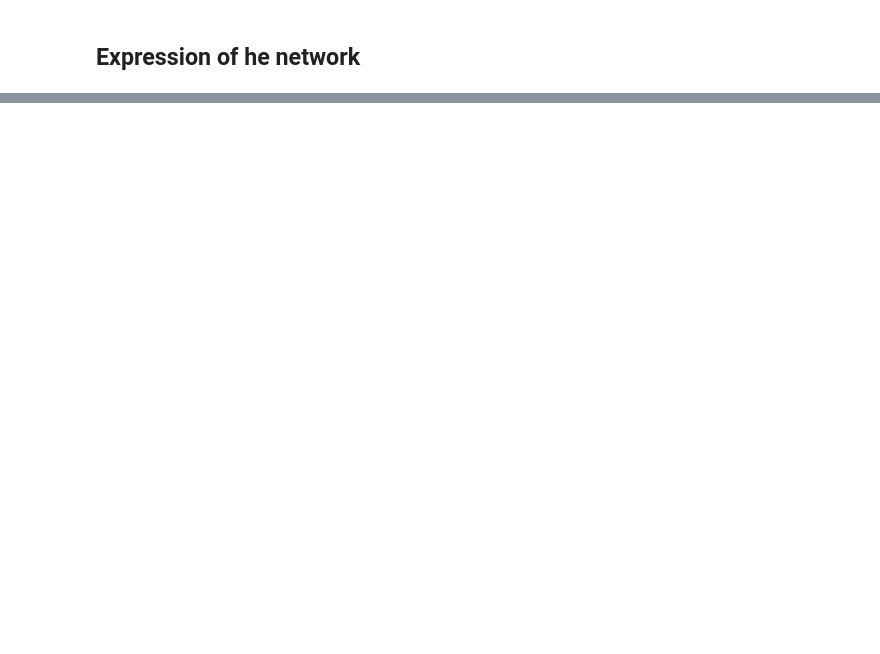
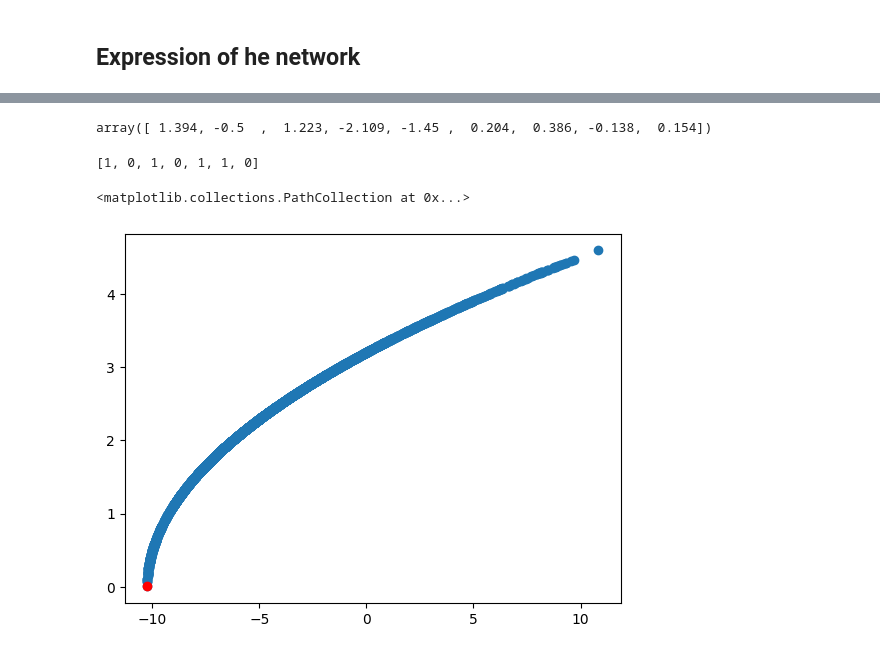
Before and after one commit to QuantumApplicationLab/wntr-quantum, a Jupyter notebook: docs/notebooks/trash/wntr_qubo_poly.ipynb, the cells around one changed output, grey strips where cells are left out. Drawn from its saved outputs; the diff is of its cells as text; code cells hidden in the pictures; blank space fills up the shorter version.

```diff
--- a/docs/notebooks/trash/wntr_qubo_poly.ipynb
+++ b/docs/notebooks/trash/wntr_qubo_poly.ipynb
@@ -178,0 +70,26 @@ solution                 =  [0.0, 1.0, 2.0, 1.0]
+# %%
+from qubols.qubo_poly_mixed_variables import QUBO_POLY_MIXED
+import sparse
+from dwave.samplers import SimulatedAnnealingSampler
+from dwave.samplers import SteepestDescentSolver
+from dwave.samplers import TabuSampler
+from dimod import ExactSolver
+
+# sampler = TabuSampler()
+sampler = SimulatedAnnealingSampler()
+# sampler = ExactSolver()
+
+qubo = QUBO_POLY_MIXED(net.mixed_solution_vector, options={"sampler" : sampler} )
+matrices = tuple(sparse.COO(m) for m in net.matrices)
+
+bqm = qubo.create_bqm(matrices, strength=1E6)
+
+# sample
+sampleset = qubo.sample_bqm(bqm, num_reads=5000)
+
+# decode
+sol  = qubo.decode_solution(sampleset.lowest().record[0][0])
+sol = np.array(sol[0]+sol[1])
+print(ref_sol)
+print(sol)
+print(ref_sol - sol)
@@ -178,0 +162,29 @@ solution                 =  [0.0, 1.0, 2.0, 1.0]
+# %%
+net.verify_solution(sol)
+# %% [output]
+array([ 1.394, -0.5  ,  1.223, -2.109, -1.45 ,  0.204,  0.386, -0.138,  0.154])
+# %%
+import itertools
+def find_closest(encoding, float):
+    """get all the posible values encoded
+
+    Returns:
+        _type_: _description_
+    """
+
+    min_diff = 1E12
+    closest_value = None
+    binary_encoding = None
+    for data in itertools.product([0, 1], repeat=encoding.nqbit):
+        val = encoding.decode_polynom(list(data)[::-1])
+        if np.abs(val-float) < min_diff:
+            min_diff  = np.abs(val-float)
+            closest_value = val
+            binary_encoding = list(data)[::-1]
+
+    return closest_value, binary_encoding
+vmin, bins = find_closest(flow_encoding, 2.)
+vmin
+bins
+# %% [output]
+[1, 0, 1, 0, 1, 1, 0]
@@ -178,0 +202,21 @@ solution                 =  [0.0, 1.0, 2.0, 1.0]
+# %%
+import matplotlib.pyplot as plt
+energy = []
+residue = []
+for s in sampleset.record:
+    energy.append(s[1])
+    sol = qubo.decode_solution(s[0])
+    r = net.verify_solution(np.array(sol).reshape(-1,))
+    residue.append(np.linalg.norm(r))
+plt.scatter(energy, (residue))
+
+el, rl = [], []
+for s in sampleset.lowest().record:
+    el.append(s[1])
+    sol = qubo.decode_solution(s[0])
+    r = net.verify_solution(np.array(sol).reshape(-1,))
+    rl.append(np.linalg.norm(r+1E-12))
+plt.scatter(el, rl, c='red')
+# %% [output]
+<matplotlib.collections.PathCollection at 0x...>
+[figure, added]
```
Also changed, not shown: parts of 21 cells of this notebook, 5 other files.
